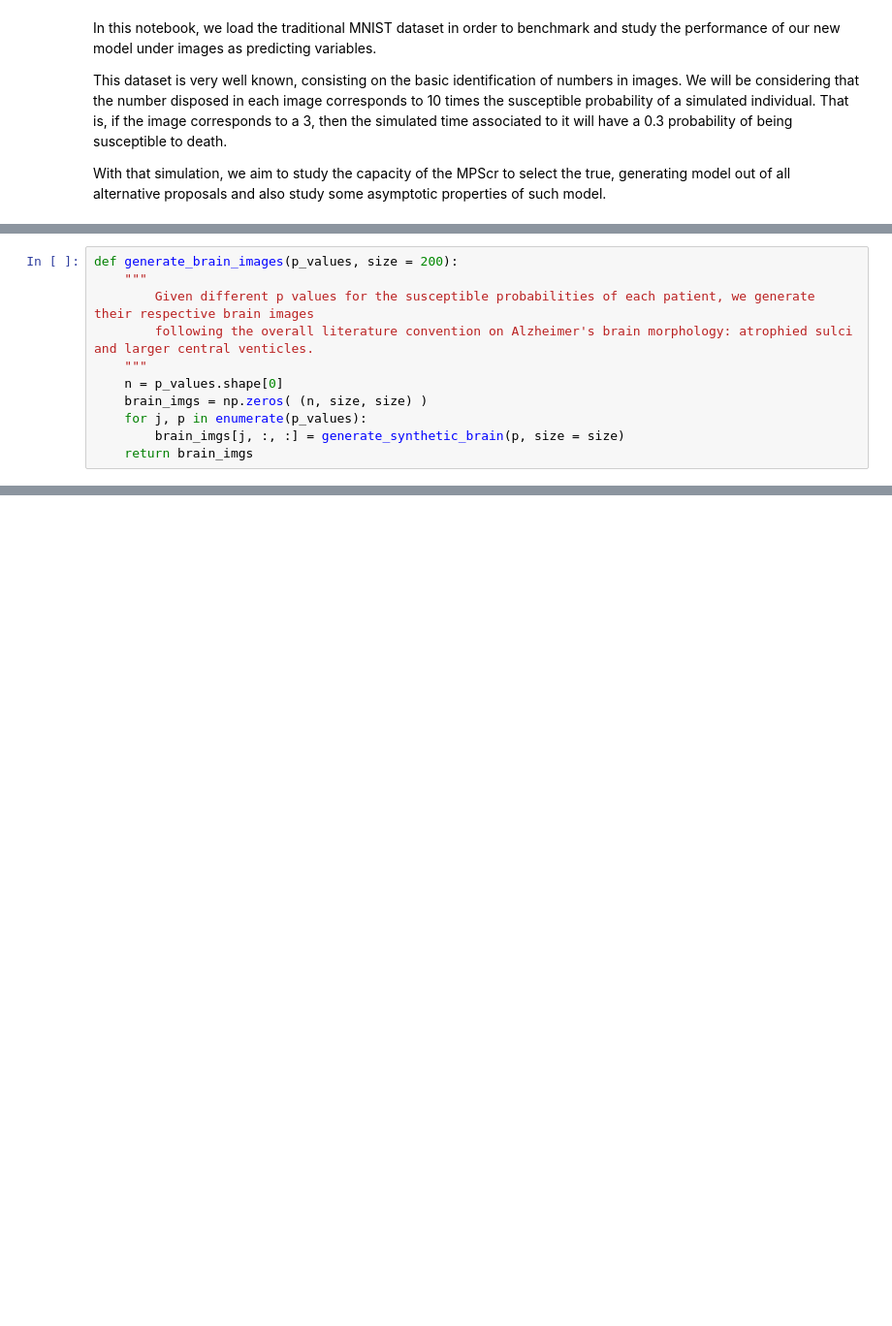
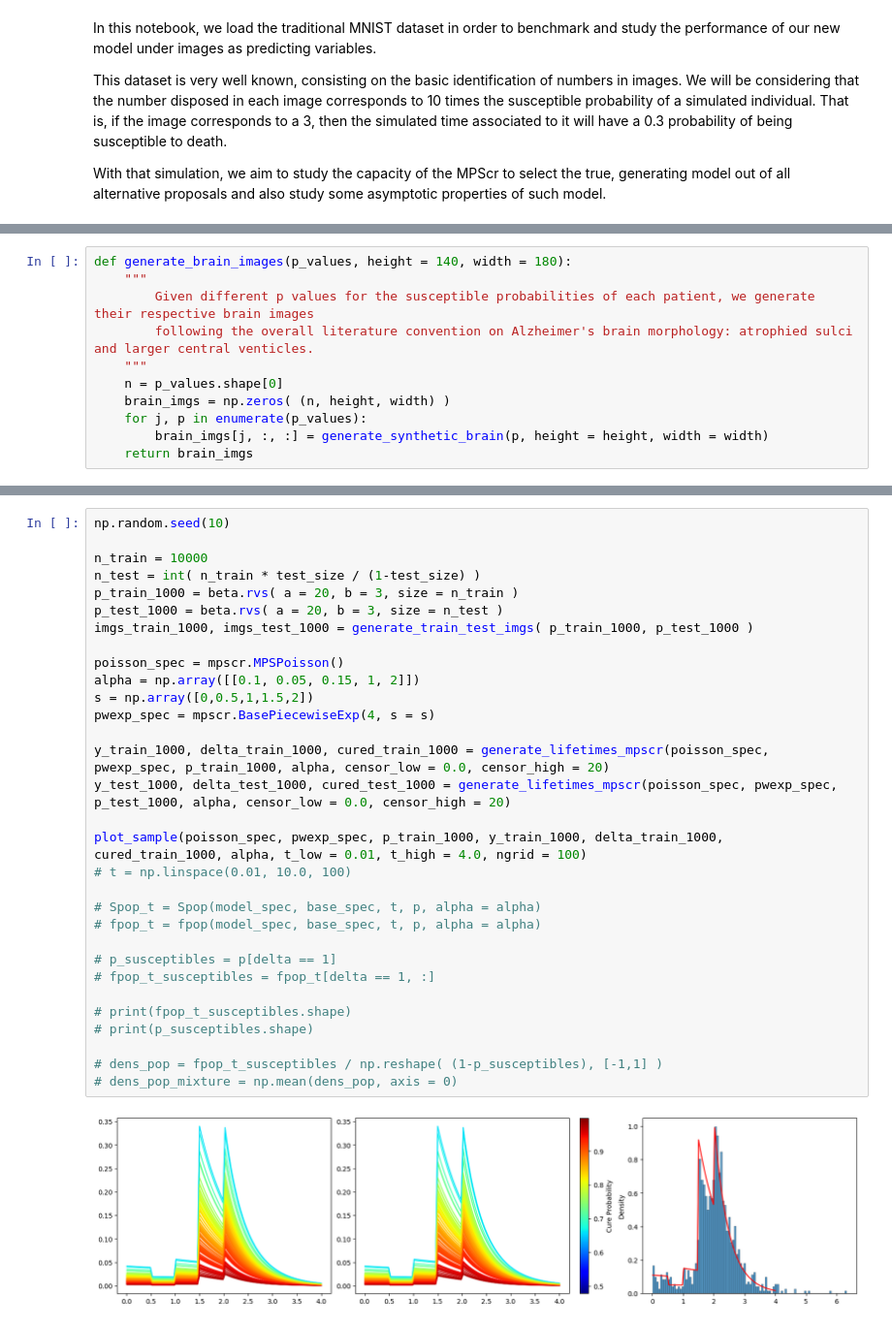
Before and after one commit to nhilariosilva/gndr_mpscr, a Jupyter notebook: Simulation Studies/Brain Image Simulations.ipynb, the cells around one changed output, grey strips where cells are left out. Shown at 97% size. Cells and saved outputs as stored; diff of their text form; blank space fills up the shorter version.

```diff
--- a/Simulation Studies/Brain Image Simulations.ipynb
+++ b/Simulation Studies/Brain Image Simulations.ipynb
@@ -173,12 +255,12 @@ plt.show()
 # %%
-def generate_brain_images(p_values, size = 200):
+def generate_brain_images(p_values, height = 140, width = 180):
     """
         Given different p values for the susceptible probabilities of each patient, we generate their respective brain images
         following the overall literature convention on Alzheimer's brain morphology: atrophied sulci and larger central venticles.
     """
     n = p_values.shape[0]
-    brain_imgs = np.zeros( (n, size, size) )
+    brain_imgs = np.zeros( (n, height, width) )
     for j, p in enumerate(p_values):
-        brain_imgs[j, :, :] = generate_synthetic_brain(p, size = size)
+        brain_imgs[j, :, :] = generate_synthetic_brain(p, height = height, width = width)
     return brain_imgs
 # %%
@@ -352 +433,34 @@ plt.show()
+# %%
+np.random.seed(10)
+
+n_train = 10000
+n_test = int( n_train * test_size / (1-test_size) )
+p_train_1000 = beta.rvs( a = 20, b = 3, size = n_train )
+p_test_1000 = beta.rvs( a = 20, b = 3, size = n_test )
+imgs_train_1000, imgs_test_1000 = generate_train_test_imgs( p_train_1000, p_test_1000 )
+
+poisson_spec = mpscr.MPSPoisson()
+alpha = np.array([[0.1, 0.05, 0.15, 1, 2]])
+s = np.array([0,0.5,1,1.5,2])
+pwexp_spec = mpscr.BasePiecewiseExp(4, s = s)
+
+y_train_1000, delta_train_1000, cured_train_1000 = generate_lifetimes_mpscr(poisson_spec, pwexp_spec, p_train_1000, alpha, censor_low = 0.0, censor_high = 20)
+y_test_1000, delta_test_1000, cured_test_1000 = generate_lifetimes_mpscr(poisson_spec, pwexp_spec, p_test_1000, alpha, censor_low = 0.0, censor_high = 20)
+
+plot_sample(poisson_spec, pwexp_spec, p_train_1000, y_train_1000, delta_train_1000, cured_train_1000, alpha, t_low = 0.01, t_high = 4.0, ngrid = 100)
+# t = np.linspace(0.01, 10.0, 100)
+
+# Spop_t = Spop(model_spec, base_spec, t, p, alpha = alpha)
+# fpop_t = fpop(model_spec, base_spec, t, p, alpha = alpha)
+
+# p_susceptibles = p[delta == 1]
+# fpop_t_susceptibles = fpop_t[delta == 1, :]
+
+# print(fpop_t_susceptibles.shape)
+# print(p_susceptibles.shape)
+
+# dens_pop = fpop_t_susceptibles / np.reshape( (1-p_susceptibles), [-1,1] )
+# dens_pop_mixture = np.mean(dens_pop, axis = 0)
+# %% [output]
+[figure, added]
 # %% [markdown]
```
Also changed, not shown: parts of 18 cells of this notebook, 27 other files.
